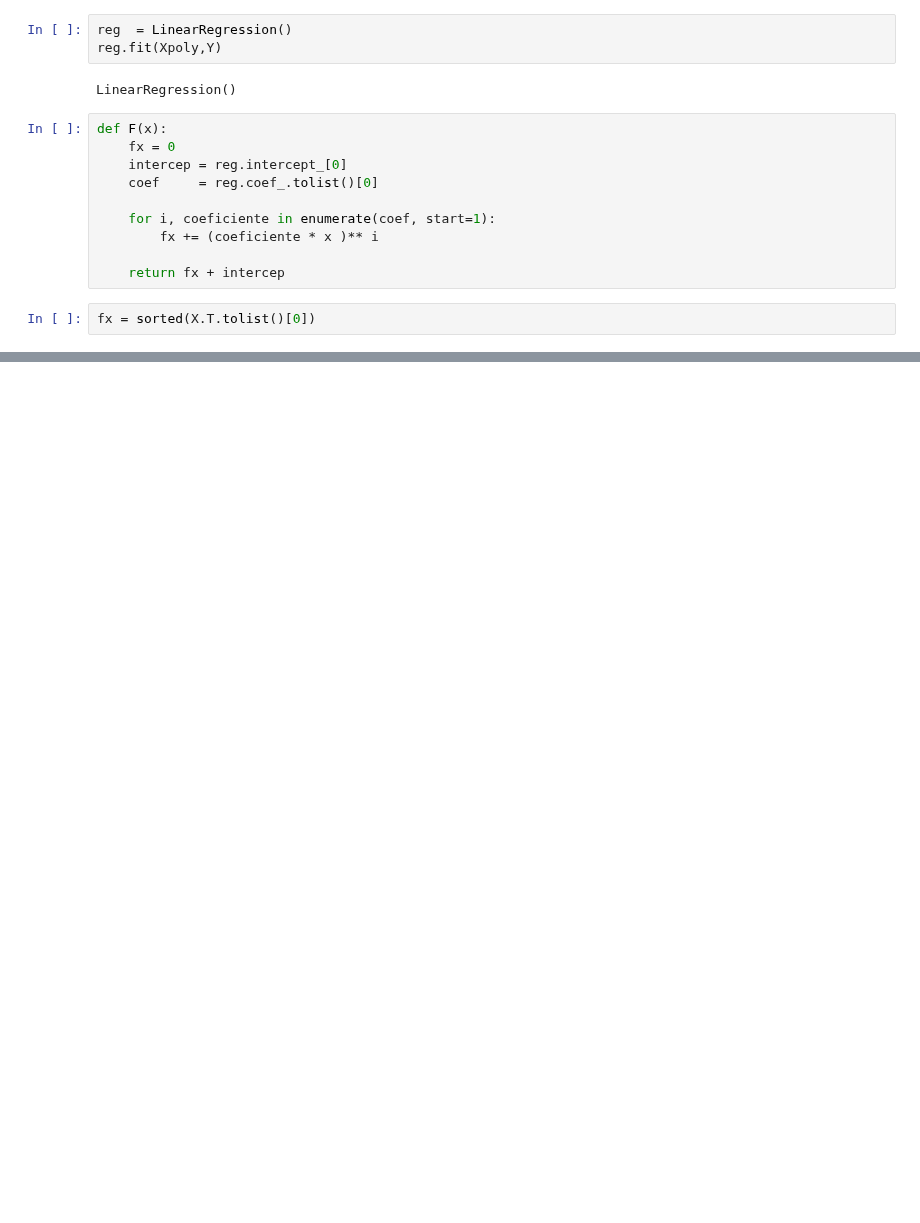
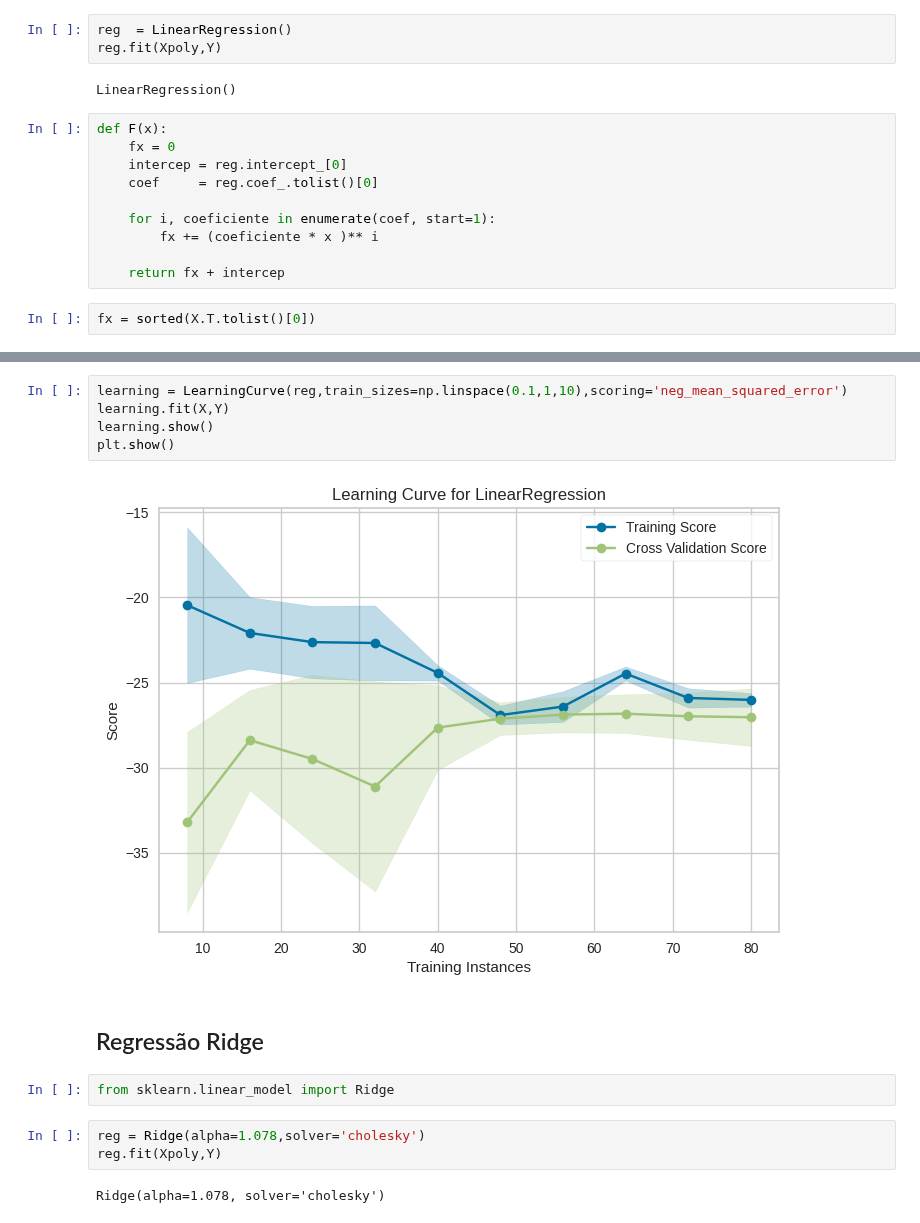
Before and after one commit to kaladabrio2020/livro-aprendizado-de-maquina-sklearn-keras-tf, a Jupyter notebook: Parte 1 - Conceitos basicos de Aprendizado de Maquina/Capitulo 4 - Treinando Modelos/Regressão.ipynb, the cells around one changed output, grey strips where cells are left out. Drawn from its saved outputs; the diff is of its cells as text; blank space fills up the shorter version.

```diff
--- a/Parte 1 - Conceitos basicos de Aprendizado de Maquina/Capitulo 4 - Treinando Modelos/Regressão.ipynb
+++ b/Parte 1 - Conceitos basicos de Aprendizado de Maquina/Capitulo 4 - Treinando Modelos/Regressão.ipynb
@@ -183,0 +185,16 @@ plt.plot(sorted(X.reshape(1,-1)[0]),sorted(F(X.reshape(1,-1)[0])),c='red')
+# %%
+learning = LearningCurve(reg,train_sizes=np.linspace(0.1,1,10),scoring='neg_mean_squared_error')
+learning.fit(X,Y)
+learning.show()
+plt.show()
+# %% [output]
+[figure, added]
+# %% [markdown]
+## Regressão Ridge
+# %%
+from sklearn.linear_model import Ridge
+# %%
+reg = Ridge(alpha=1.078,solver='cholesky')
+reg.fit(Xpoly,Y)
+# %% [output]
+Ridge(alpha=1.078, solver='cholesky')
```
Also changed, not shown: parts of 13 cells of this notebook, 8 other files.
